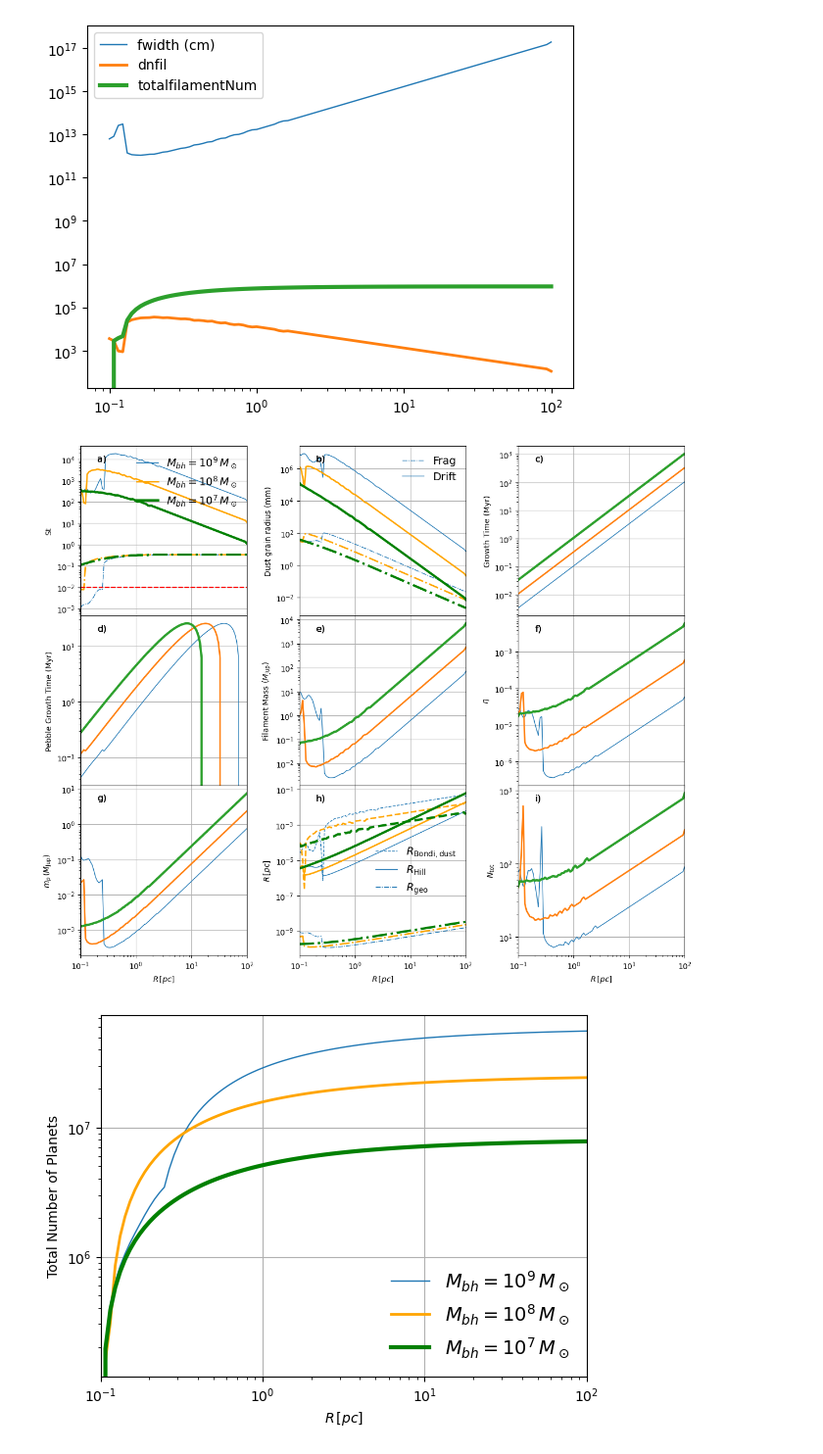
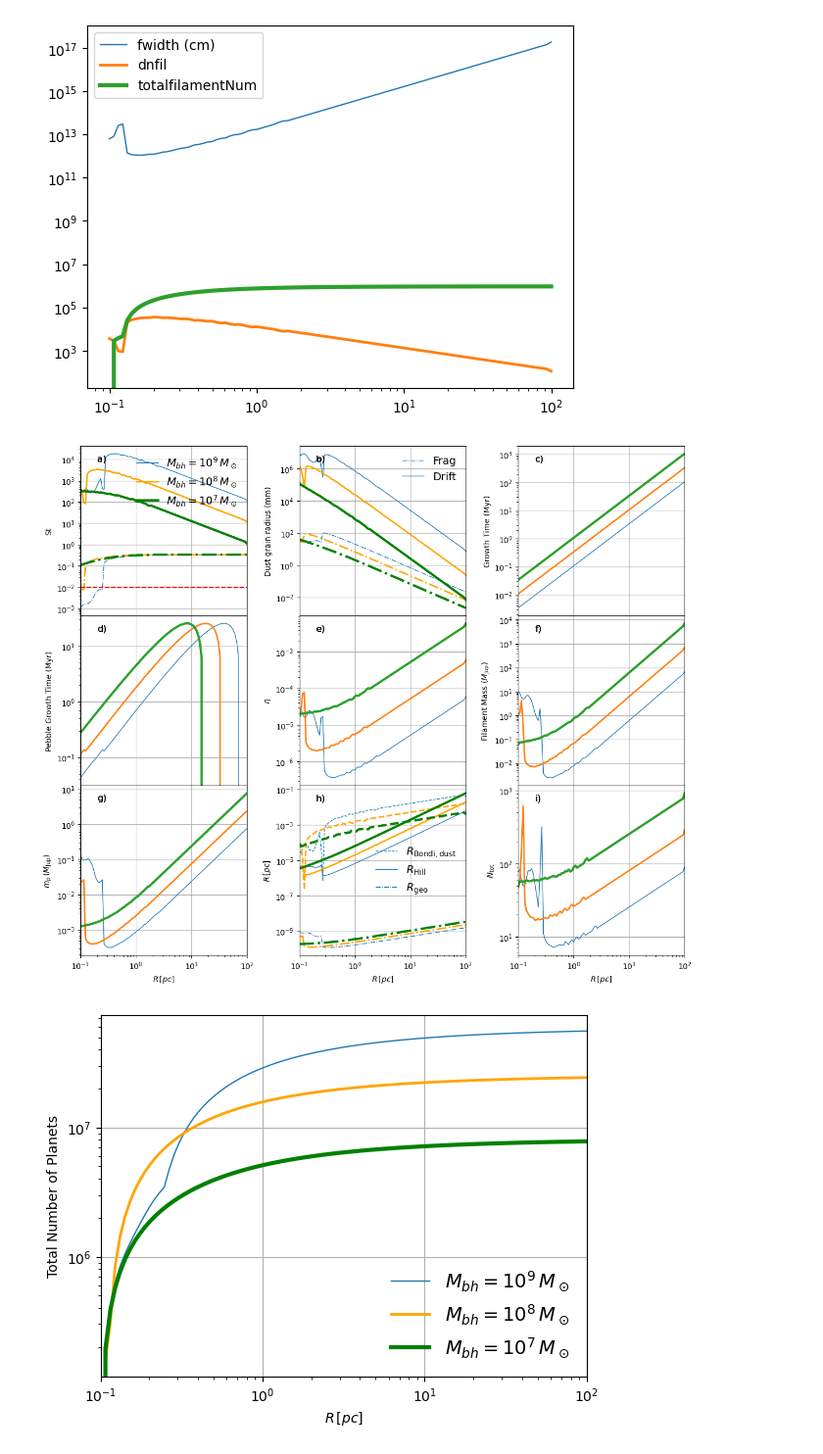
Before and after one commit to mbhupe/EmbeddedAGN, a Jupyter notebook: planetsAGN-magnetic_work.ipynb, the cells around one changed output. Shown at 98% size. Cells and saved outputs as stored; diff of their text form; code cells hidden in the pictures.

```diff
--- a/planetsAGN-magnetic_work.ipynb
+++ b/planetsAGN-magnetic_work.ipynb
@@ -460,9 +460,9 @@ def plotstreaming(param,color,lw,variable,counter,cutr):
     ax[0][2].plot(param['rrs'][1][cutr:], param['tgrow'][1][cutr:],lw=lw)
 
     ax[1][0].plot(param['rrs'][1][cutr:], param['pebbletgrow'][1][cutr:],lw=lw)
-    ax[1][1].plot(param['rrs'][1][cutr:], param['filamentmass'][1][cutr:],lw=lw)
+    ax[1][1].plot(param['rrs'][1][cutr:], param['eta'][1][cutr:],lw=lw)
+    ax[1][2].plot(param['rrs'][1][cutr:], param['filamentmass'][1][cutr:],lw=lw)
     #ax[1][2].plot(param['rrs'][1][cutr:], param['roche_density'][1][cutr:],lw=lw)
-    ax[1][2].plot(param['rrs'][1][cutr:], param['eta'][1][cutr:],lw=lw)
 
     ax[2][0].plot(param['rrs'][1][cutr:], param['mmin/Mjup'][1][cutr:],lw=lw)
 
@@ -485,9 +485,9 @@ def plotstreaming(param,color,lw,variable,counter,cutr):
 
     ax[1][0].set_ylabel(param['pebbletgrow'][0])
 
-    ax[1][1].set_ylabel(param['filamentmass'][0])
+    ax[1][1].set_ylabel(param['eta'][0])
+    ax[1][2].set_ylabel(param['filamentmass'][0])
     #ax[1][2].set_ylabel(param['roche_density'][0])
-    ax[1][2].set_ylabel(param['eta'][0])
 
     ax[2][0].set_ylabel(param['mmin/Mjup'][0])
     ax[2][1].set_ylabel(param['Rgeo'][0])
@@ -500,34 +500,34 @@ def plotstreaming(param,color,lw,variable,counter,cutr):
     ax[0][0].text(0.1, 0.95, "a)",transform=ax[0][0].transAxes, fontsize=12,va="top")
     ax[0][1].text(0.1, 0.95, "b)",transform=ax[0][1].transAxes, fontsize=12,va="top")
     ax[0][2].text(0.1, 0.95, "c)",transform=ax[0][2].transAxes, fontsize=12,va="top")
     ax[1][0].text(0.1, 0.95, "d)",transform=ax[1][0].transAxes, fontsize=12,va="top")
     ax[1][1].text(0.1, 0.95, "e)",transform=ax[1][1].transAxes, fontsize=12,va="top")
     ax[1][2].text(0.1, 0.95, "f)",transform=ax[1][2].transAxes, fontsize=12,va="top")
     ax[2][0].text(0.1, 0.95, "g)",transform=ax[2][0].transAxes, fontsize=12,va="top")
     ax[2][1].text(0.1, 0.95, "h)",transform=ax[2][1].transAxes, fontsize=12,va="top")
     ax[2][2].text(0.1, 0.95, "i)",transform=ax[2][2].transAxes, fontsize=12,va="top")
 
     plt.setp(ax,yscale='log',xscale='log')
 
     for i in range(3):
         for j in range(3):
             ax[i][j].grid()
             # ax[i][j].axvline(ragn /rs, -100, 100,color='r',ls='dashed')
             ax[i][j].set_xlim(1e-1,1e2)
     param = {}
 
 plotstreaming(data1,'#1f77b4',1,plotvar[0],0,cutr)
 plotstreaming(data2,'Orange',2,plotvar[1],1,cutr)
 plotstreaming(data3,'Green',3,plotvar[2],2,cutr)
 if(plotvar == variablealpha):
     plt.savefig("streamingInstability_alphavar_mbh1e6_zoom.png",format='png',transparent='True',bbox_inches='tight')
     plt.savefig("streamingInstability_alphavar_mbh1e6_zoom.pdf",format='pdf',transparent='True',bbox_inches='tight')
 if(plotvar == variablembh):
     plt.savefig("streamingInstability_alpha1em4_mbhvar_zoom.png",format='png',transparent='True',bbox_inches='tight')
     plt.savefig("streamingInstability_alpha1em4_mbhvar_zoom.pdf",format='pdf',transparent='True',bbox_inches='tight')
 plt.show()
 # %% [output]
-[figure, old version]
+[figure, new version]
 # %%
 plt.plot(data1['rrs'][1][cutr:], data1['totalplanets'][1][cutr:],color='#1f77b4',lw=1,label=variablembh[0])
 plt.plot(data1['rrs'][1][cutr:], data2['totalplanets'][1][cutr:],color='Orange',lw=2, label=variablembh[1])
```
